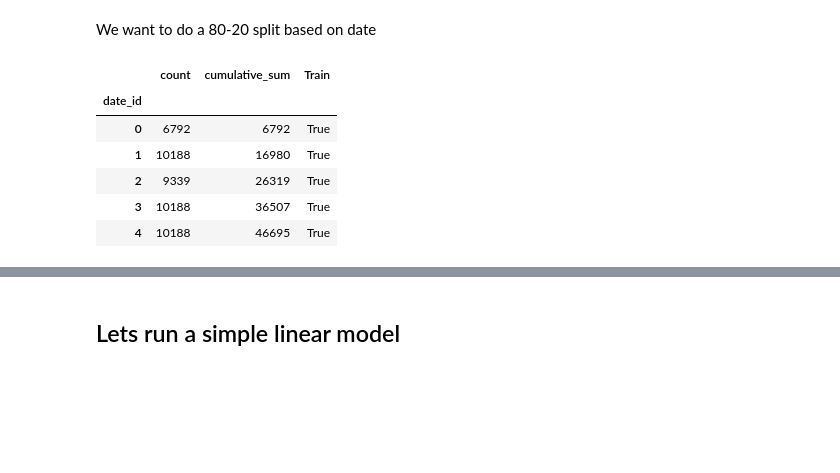
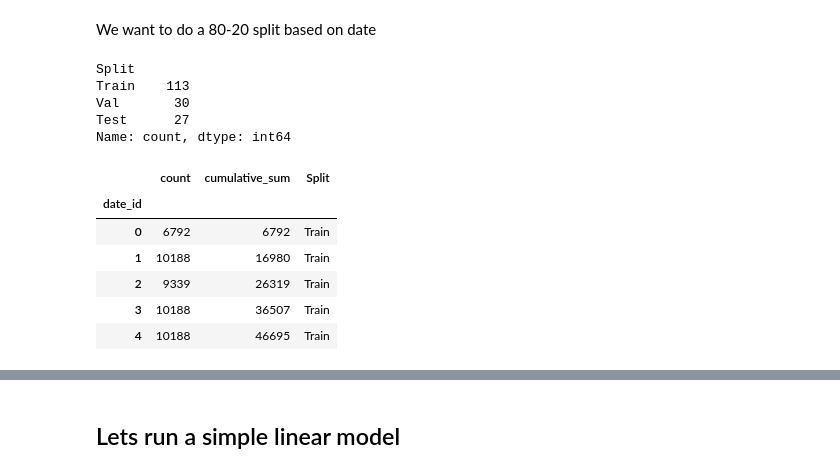
Before and after one commit to nkenny160/ecen-520-final-project, a Jupyter notebook: Jane Street Starter.ipynb, the cells around one changed output, grey strips where cells are left out. Cells and saved outputs as stored; diff of their text form; code cells hidden in the pictures; blank space fills up the shorter version.

```diff
--- a/Jane Street Starter.ipynb
+++ b/Jane Street Starter.ipynb
@@ -347,19 +375,40 @@ date_counts.head()
 | 4 | 10188 | 46695 |
 # %% [markdown]
 We want to do a 80-20 split based on date
-# %%
-total = len(df)
-split = 0.8
-apprx_train_len = int(total*split)
-apprx_test_len = total - apprx_train_len
-date_counts['Train'] = date_counts['cumulative_sum'] < apprx_train_len
-date_counts.head()
-# %% [output]
-|  | count | cumulative_sum | Train |
-| date_id |  |  |  |
-| 0 | 6792 | 6792 | True |
-| 1 | 10188 | 16980 | True |
-| 2 | 9339 | 26319 | True |
-| 3 | 10188 | 36507 | True |
-| 4 | 10188 | 46695 | True |
+# %%
+total = len(df)
+train_percentage = 0.6
+val_percentage = 0.2
+test_percentage = 0.2
+apprx_train_len = int(total*train_percentage)
+apprx_val_len = int(total*val_percentage)
+apprx_test_len = total - apprx_train_len - apprx_val_len
+
+def split_func(row):
+    s = row['cumulative_sum']
+    if s <= apprx_train_len:
+        return 'Train'
+    elif (s > apprx_train_len) and (s <= apprx_train_len + apprx_val_len):
+        return 'Val'
+    elif (s > apprx_train_len + apprx_val_len):
+        return 'Test'
+    else:
+        raise ValueError
+
+date_counts['Split'] = date_counts.apply(split_func, axis = 1)
+print(date_counts.Split.value_counts())
+date_counts.head()
+# %% [output]
+Split
+Train    113
+Val       30
+Test      27
+Name: count, dtype: int64
+|  | count | cumulative_sum | Split |
+| date_id |  |  |  |
+| 0 | 6792 | 6792 | Train |
+| 1 | 10188 | 16980 | Train |
+| 2 | 9339 | 26319 | Train |
+| 3 | 10188 | 36507 | Train |
+| 4 | 10188 | 46695 | Train |
 # %%
```
Also changed, not shown: parts of 22 cells of this notebook.
